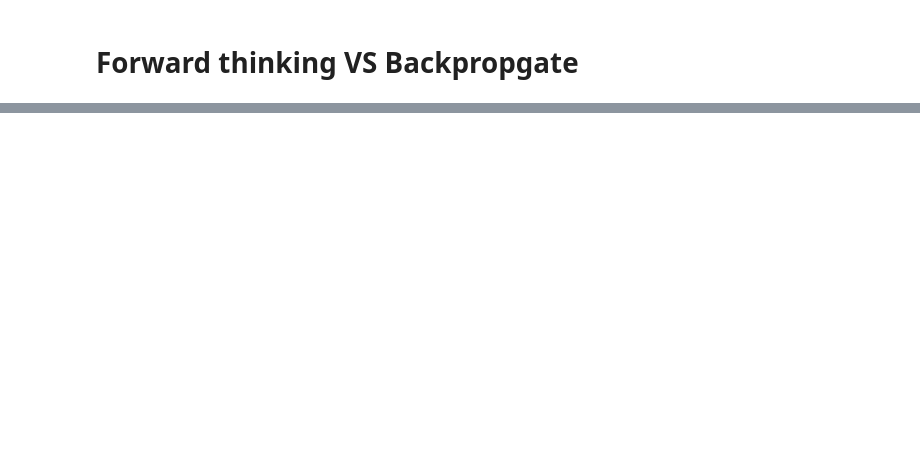
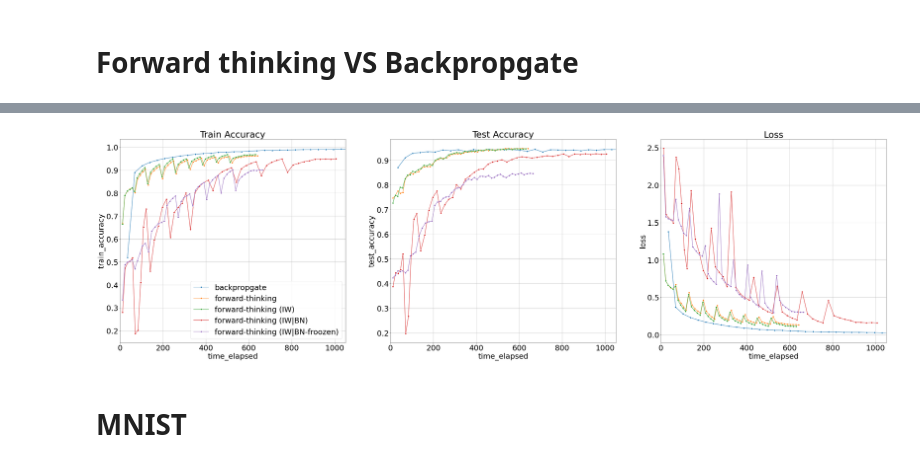
Before and after one commit to runnily/forward-thinking, a Jupyter notebook: forward_thinking_results.ipynb, the cells around one changed output, grey strips where cells are left out. Cells and saved outputs as stored; diff of their text form; code cells hidden in the pictures; blank space fills up the shorter version.

```diff
--- a/forward_thinking_results.ipynb
+++ b/forward_thinking_results.ipynb
@@ -189,0 +90,3 @@ axs[0].legend(labels=["forward-thinking", "backpropagation"])
+# %%
+forward_thinking_init_weights_svhn = pd.read_csv("/content/utils/recorded-accuracy/SVHN-forward-thinking-weights-init.csv")
+forward_thinking_init_weights_svhn.head()
@@ -189,0 +100,3 @@ axs[0].legend(labels=["forward-thinking", "backpropagation"])
+# %%
+forward_thinking_batch_norm_init_weights_svhn = pd.read_csv("utils/recorded-accuracy/SVHN-forward-thinking-weights-init-BN.csv")
+forward_thinking_batch_norm_init_weights_svhn.head()
@@ -189,0 +110,3 @@ axs[0].legend(labels=["forward-thinking", "backpropagation"])
+# %%
+forward_thinking_batch_norm_freeze_init_weights_svhn = pd.read_csv("utils/recorded-accuracy/SVHN-forward-thinking-weights-init-BN-freeze.csv")
+forward_thinking_batch_norm_freeze_init_weights_svhn.head()
@@ -189,0 +120,13 @@ axs[0].legend(labels=["forward-thinking", "backpropagation"])
+# %%
+matplotlib.rcParams.update({'font.size': 30})
+# %%
+plot(backpropgate_svhn,
+    forward_thinking_svhn,
+    forward_thinking_init_weights_svhn,
+    forward_thinking_batch_norm_init_weights_svhn,
+    forward_thinking_batch_norm_freeze_init_weights_svhn,
+    ylim=1050)
+# %% [output]
+[figure, added]
+# %% [markdown]
+# MNIST
```
Also changed, not shown: parts of 38 cells of this notebook.
